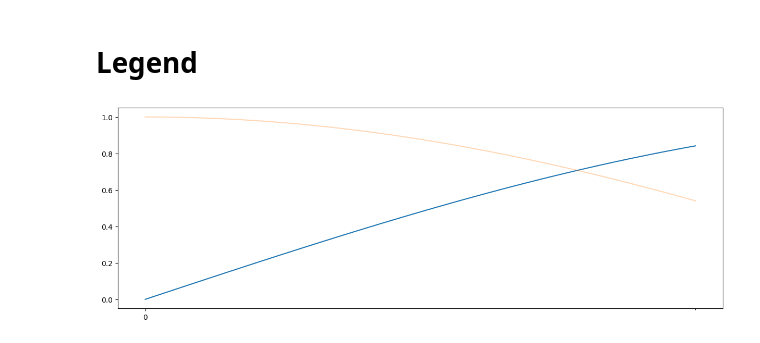
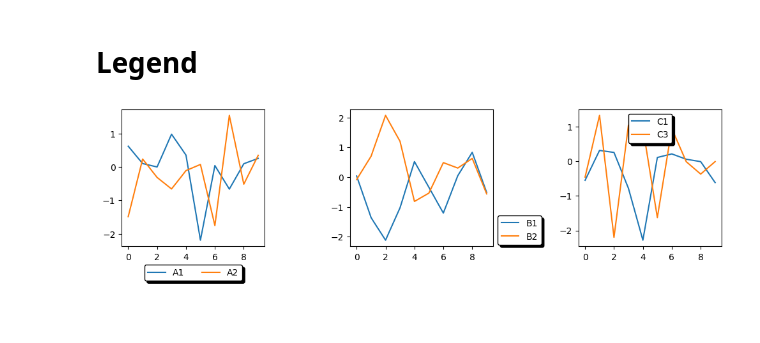
Before and after one commit to clarkmaio/pimpmyplot, a Jupyter notebook: notebook/demo.ipynb, the cells around one changed output. Saved outputs shown, nothing was run; the diff lists cells and outputs as text; code cells hidden in the pictures; blank space fills up the shorter version.

```diff
--- a/notebook/demo.ipynb
+++ b/notebook/demo.ipynb
@@ -103,24 +54,19 @@ plt.tight_layout()
 # %% [markdown]
 # Legend
-# %%
-
-from matplotlib.ticker import MultipleLocator
-
-plt.figure(figsize=(15, 5))
-x = np.linspace(0, 1, 100)
-plt.plot(x, np.sin(x), label='A')
-plt.plot(x, np.cos(x), label='B', alpha=.3)
-ax = plt.gca()
-
-ax.xaxis.set_major_locator(MultipleLocator(3))
-ax.xaxis.set_minor_locator(MultipleLocator(1))
-
-#pmp.bullet_grid()
-#pmp.annotation_legend(line_color=True, fontweight='bold', size=None, color='black')
-#pmp.remove_axis(); pmp.remove_ticks()
-
-
-#ax.xaxis.set_major_locator(MultipleLocator(1))
-#ax.xaxis.set_minor_locator(MultipleLocator(10))
-# %% [output]
-[figure, removed]
+# %%
+fig, ax = plt.subplots(1, 3, figsize=(10, 3))
+ax[0].plot(np.random.randn(10), label='A1')
+ax[0].plot(np.random.randn(10), label='A2')
+pmp.legend(loc='ext lower center', ax=ax[0])
+
+ax[1].plot(np.random.randn(10), label='B1')
+ax[1].plot(np.random.randn(10), label='B2')
+pmp.legend(loc='ext side lower right', ax=ax[1])
+
+ax[2].plot(np.random.randn(10), label='C1')
+ax[2].plot(np.random.randn(10), label='C3')
+pmp.legend(loc='upper center', ax=ax[2], ncol=1)
+
+plt.tight_layout()
+# %% [output]
+[figure, added]
```
Also changed, not shown: parts of 3 cells of this notebook, 5 other files.
